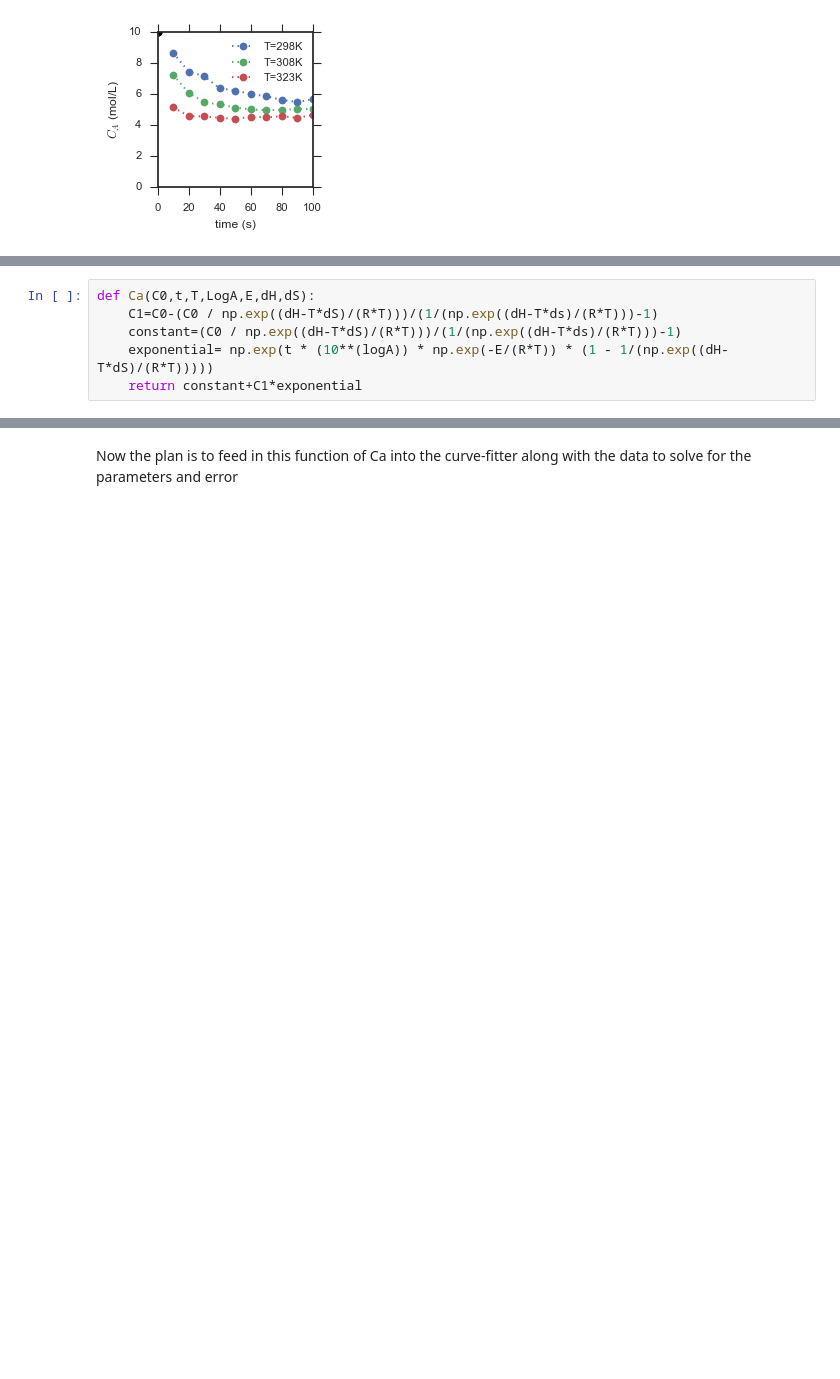
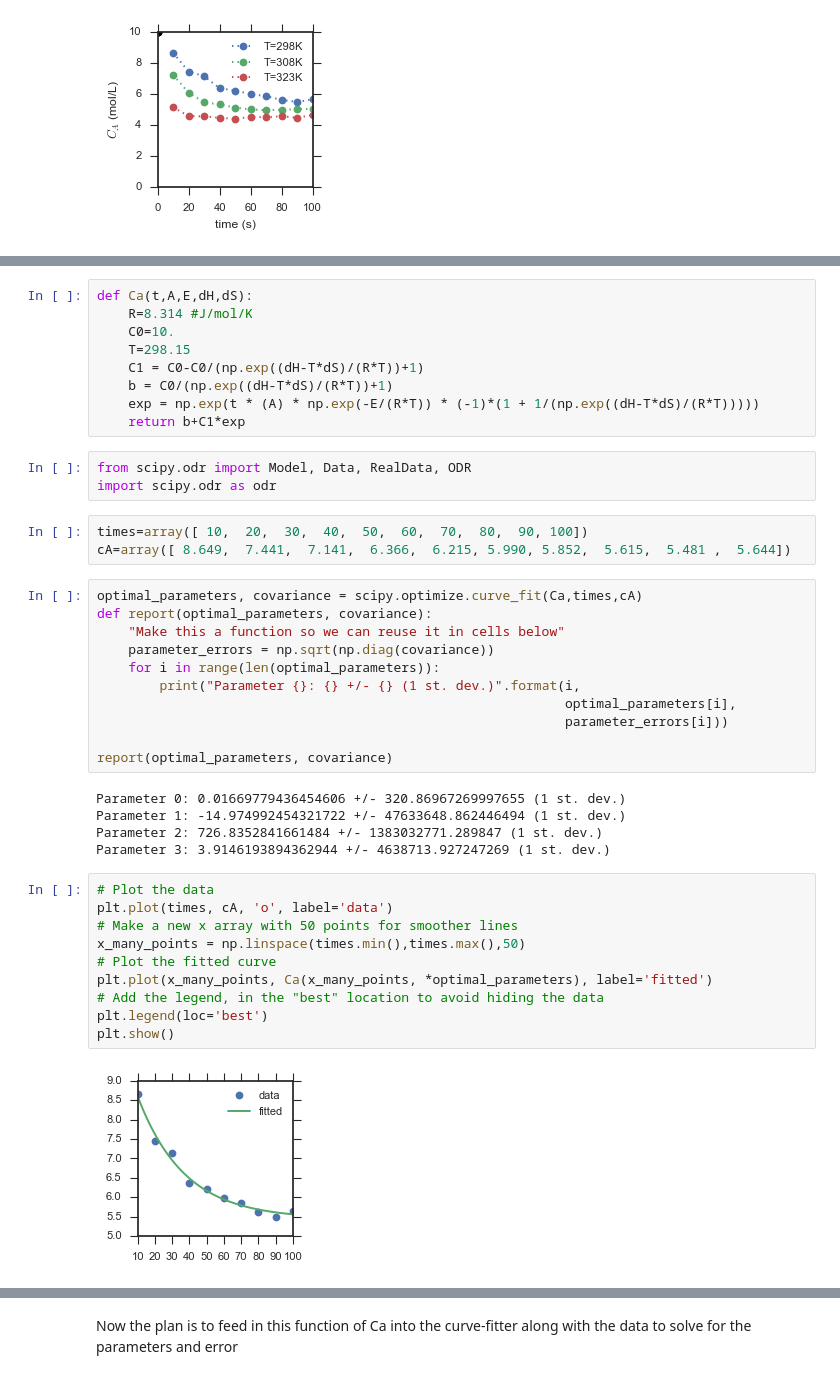
Before and after one commit to awolek/regression, a Jupyter notebook: FittingExercise.ipynb, the cells around one changed output, grey strips where cells are left out. Saved outputs shown, nothing was run; the diff lists cells and outputs as text; blank space fills up the shorter version.

Commit message:
got function to curve fit for one data set

```diff
--- a/FittingExercise.ipynb
+++ b/FittingExercise.ipynb
@@ -154,6 +156,43 @@ $C_1 = C_0 - \frac{C_0 * \frac{1}{\exp\left(\frac{\Delta H - T \times \Delta S}{
 # %%
-def Ca(C0,t,T,LogA,E,dH,dS):
-    C1=C0-(C0 / np.exp((dH-T*dS)/(R*T)))/(1/(np.exp((dH-T*ds)/(R*T)))-1)
-    constant=(C0 / np.exp((dH-T*dS)/(R*T)))/(1/(np.exp((dH-T*ds)/(R*T)))-1)
-    exponential= np.exp(t * (10**(logA)) * np.exp(-E/(R*T)) * (1 - 1/(np.exp((dH-T*dS)/(R*T)))))
-    return constant+C1*exponential
+def Ca(t,A,E,dH,dS):
+    R=8.314 #J/mol/K
+    C0=10.
+    T=298.15
+    C1 = C0-C0/(np.exp((dH-T*dS)/(R*T))+1)
+    b = C0/(np.exp((dH-T*dS)/(R*T))+1)
+    exp = np.exp(t * (A) * np.exp(-E/(R*T)) * (-1)*(1 + 1/(np.exp((dH-T*dS)/(R*T)))))
+    return b+C1*exp
+# %%
+from scipy.odr import Model, Data, RealData, ODR
+import scipy.odr as odr
+# %%
+times=array([ 10,  20,  30,  40,  50,  60,  70,  80,  90, 100])
+cA=array([ 8.649,  7.441,  7.141,  6.366,  6.215, 5.990, 5.852,  5.615,  5.481 ,  5.644])
+# %%
+optimal_parameters, covariance = scipy.optimize.curve_fit(Ca,times,cA)
+def report(optimal_parameters, covariance):
+    "Make this a function so we can reuse it in cells below"
+    parameter_errors = np.sqrt(np.diag(covariance))
+    for i in range(len(optimal_parameters)):
+        print("Parameter {}: {} +/- {} (1 st. dev.)".format(i,
+                                                            optimal_parameters[i],
+                                                            parameter_errors[i]))
+
+report(optimal_parameters, covariance)
+# %% [output]
+Parameter 0: 0.01669779436454606 +/- 320.86967269997655 (1 st. dev.)
+Parameter 1: -14.974992454321722 +/- 47633648.862446494 (1 st. dev.)
+Parameter 2: 726.8352841661484 +/- 1383032771.289847 (1 st. dev.)
+Parameter 3: 3.9146193894362944 +/- 4638713.927247269 (1 st. dev.)
+# %%
+# Plot the data
+plt.plot(times, cA, 'o', label='data')
+# Make a new x array with 50 points for smoother lines
+x_many_points = np.linspace(times.min(),times.max(),50)
+# Plot the fitted curve
+plt.plot(x_many_points, Ca(x_many_points, *optimal_parameters), label='fitted')
+# Add the legend, in the "best" location to avoid hiding the data
+plt.legend(loc='best')
+plt.show()
+# %% [output]
+[figure, added]
```
Also changed, not shown: parts of 5 cells of this notebook.
